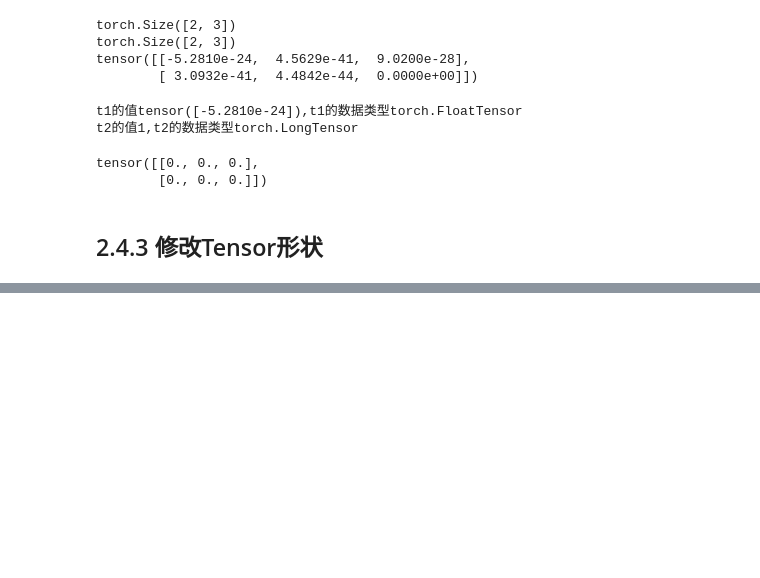
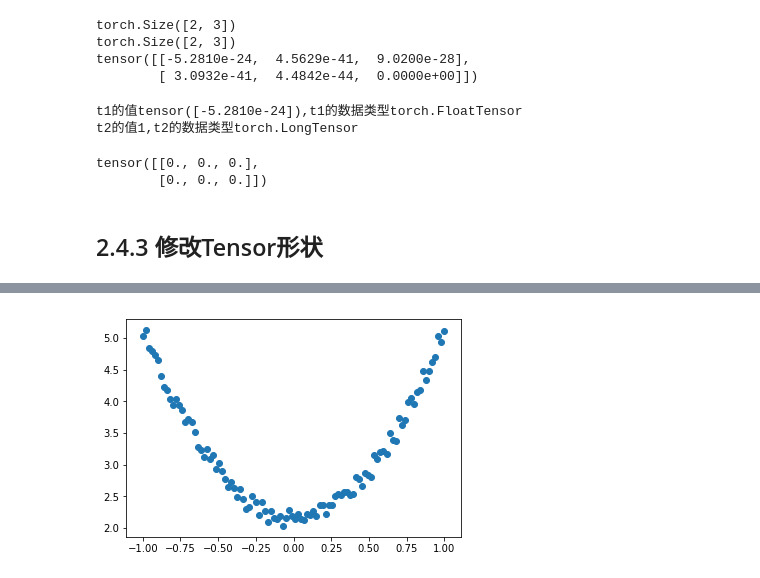
Before and after one commit to xieyipeng/DeepLearning, a Jupyter notebook: pytorch-scratch/ch02/pytorch-basic.ipynb, the cells around one changed output, grey strips where cells are left out. Drawn from its saved outputs; the diff is of its cells as text; code cells hidden in the pictures; blank space fills up the shorter version.

```diff
--- a/pytorch-scratch/ch02/pytorch-basic.ipynb
+++ b/pytorch-scratch/ch02/pytorch-basic.ipynb
@@ -134,0 +250,11 @@ tensor([[0., 0., 0.],
+# %%
+# eg
+
+t = torch.randn(1,3)
+t1 = torch.randn(3,1)
+t2 = torch.randn(1,3)
+
+print(torch.addcdiv(t,0.1,t1,t2))
+print(torch.sigmoid(t))
+print(torch.clamp(t,0,1))
+print(t.add_(2))
@@ -134,0 +498,11 @@ tensor([[0., 0., 0.],
+# %%
+t.manual_seed(100)
+dtype = t.float
+
+x = t.unsqueeze(t.linspace(-1,1,100),dim=1)
+y = 3*x.pow(2)+2+0.3*t.rand(x.size())
+
+plt.scatter(x.numpy(),y.numpy())
+plt.show()
+# %% [output]
+[figure, added]
```
Also changed, not shown: parts of 29 cells of this notebook, 4 other files.
